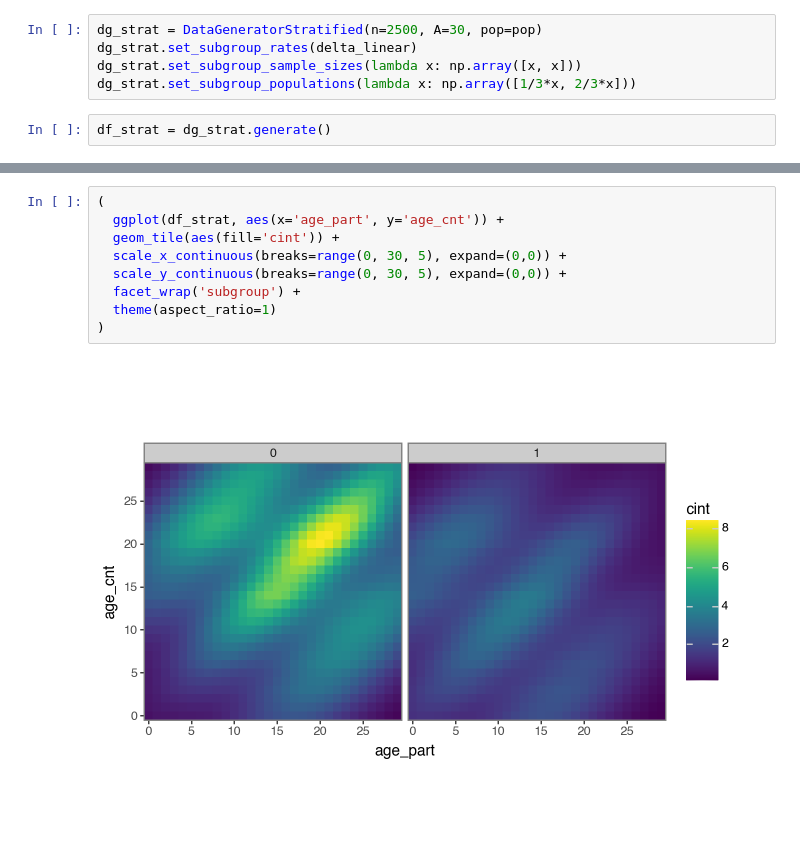
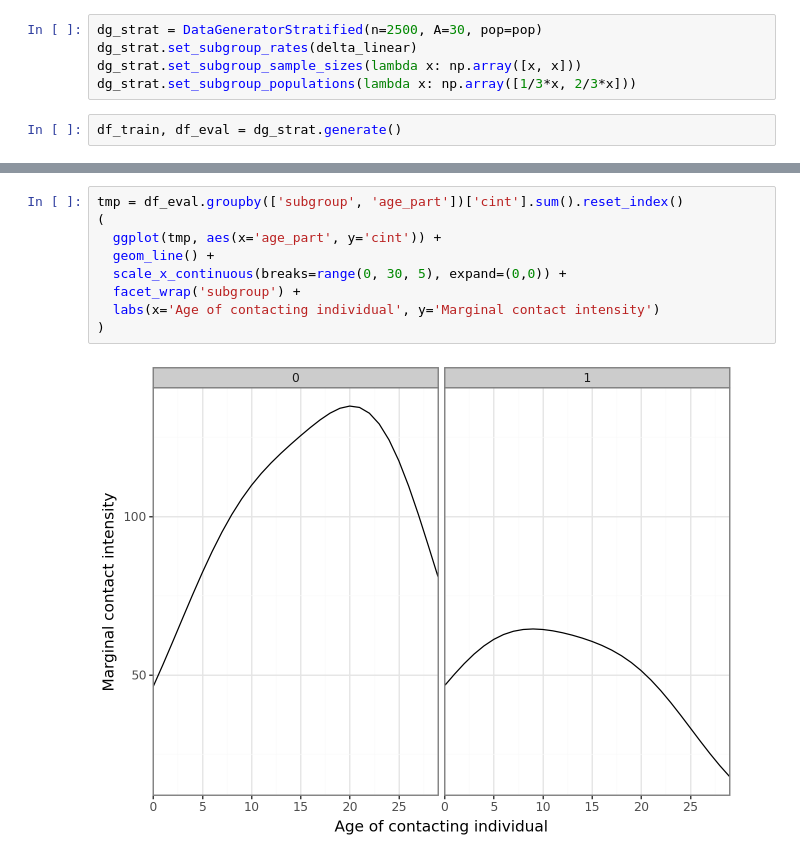
Before and after one commit to ShozenD/cntmosaic, a Jupyter notebook: notebooks/simulate_data.ipynb, the cells around one changed output, grey strips where cells are left out. Cells and saved outputs as stored; diff of their text form.

```diff
--- a/notebooks/simulate_data.ipynb
+++ b/notebooks/simulate_data.ipynb
@@ -90,6 +91,6 @@ dg_strat.set_subgroup_rates(delta_linear)
 dg_strat.set_subgroup_sample_sizes(lambda x: np.array([x, x]))
 dg_strat.set_subgroup_populations(lambda x: np.array([1/3*x, 2/3*x]))
 # %%
-df_strat = dg_strat.generate()
+df_train, df_eval = dg_strat.generate()
 # %%
 (
@@ -105,11 +117,11 @@ df_strat = dg_strat.generate()
 # %%
+tmp = df_eval.groupby(['subgroup', 'age_part'])['cint'].sum().reset_index()
 (
-  ggplot(df_strat, aes(x='age_part', y='age_cnt')) +
-  geom_tile(aes(fill='cint')) +
+  ggplot(tmp, aes(x='age_part', y='cint')) +
+  geom_line() +
   scale_x_continuous(breaks=range(0, 30, 5), expand=(0,0)) +
-  scale_y_continuous(breaks=range(0, 30, 5), expand=(0,0)) +
   facet_wrap('subgroup') +
-  theme(aspect_ratio=1)
+  labs(x='Age of contacting individual', y='Marginal contact intensity')
 )
 # %% [output]
-[figure, old version]
+[figure, new version]
```
Also changed, not shown: parts of 10 cells of this notebook, 7 other files.
